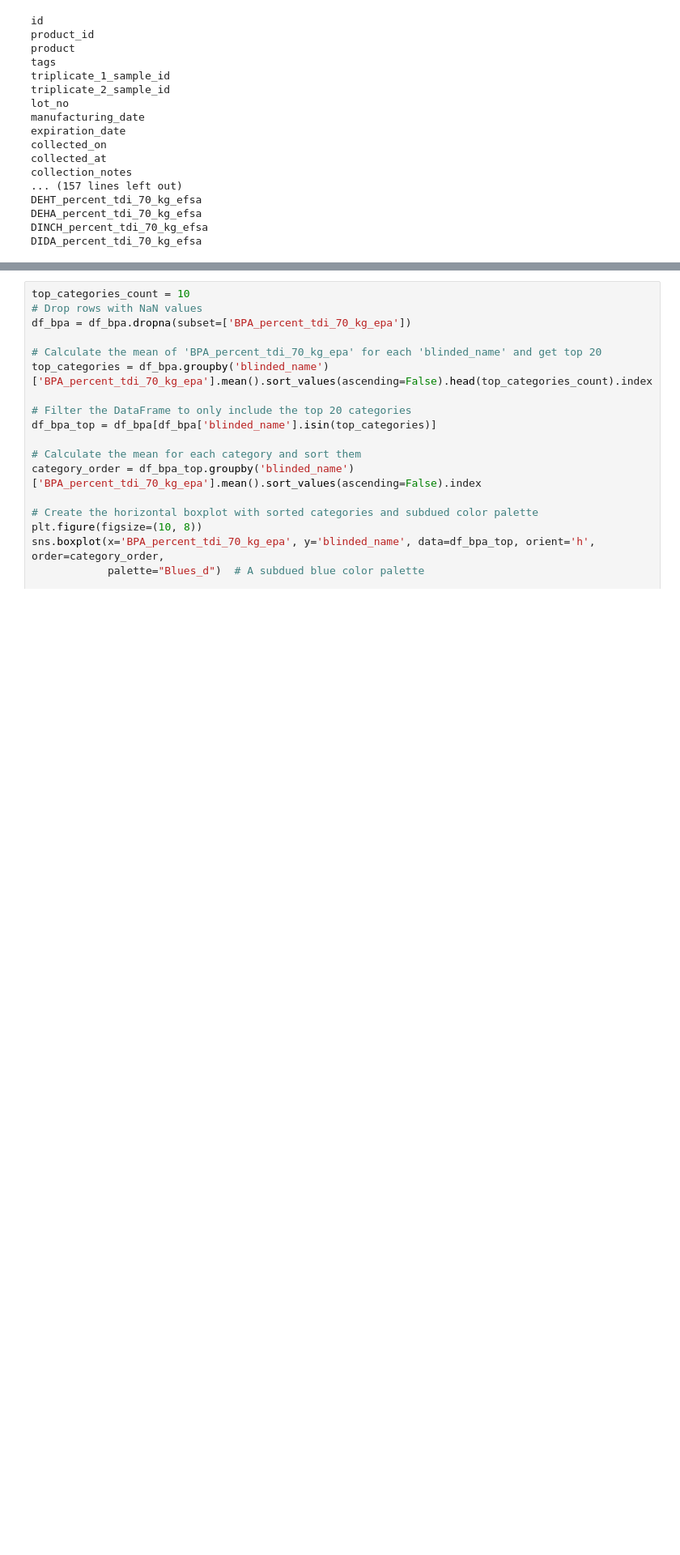
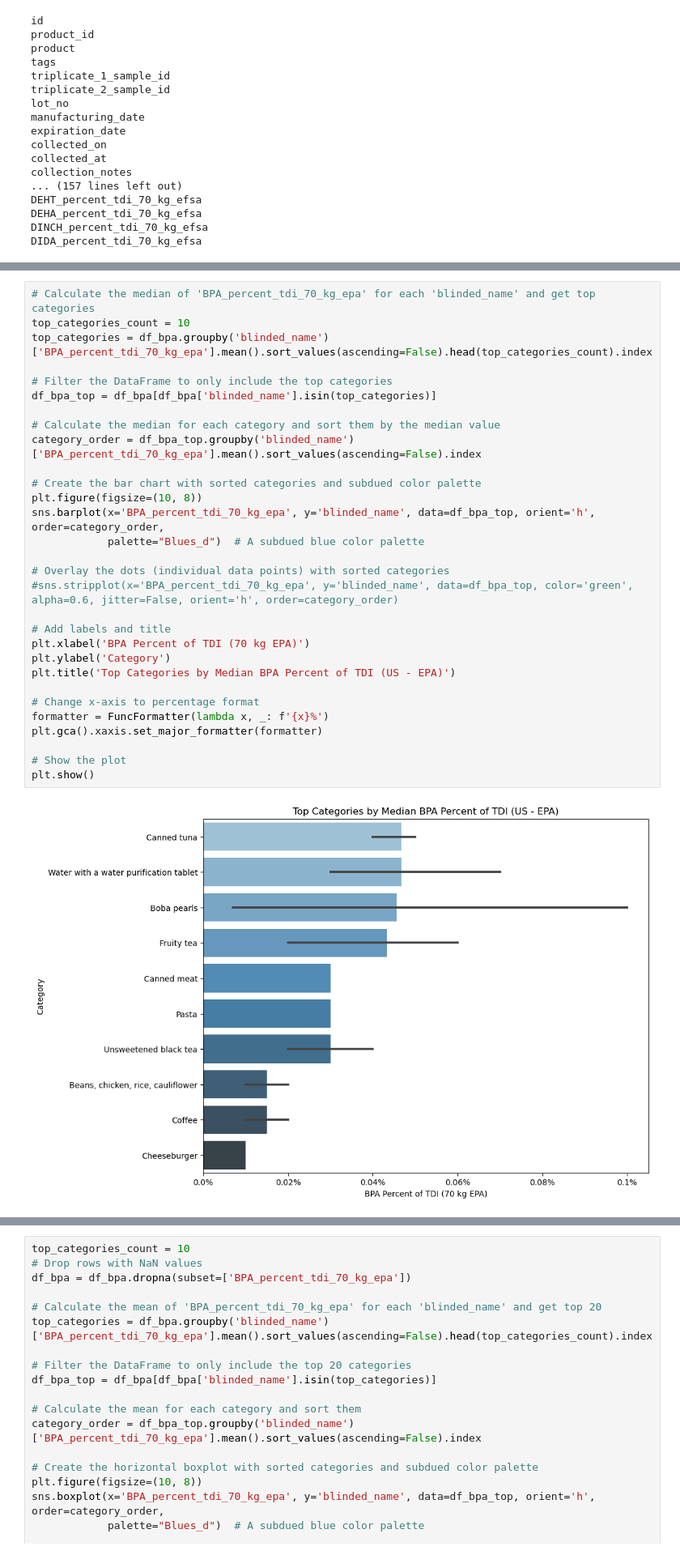
Before and after one commit to van-william/plastic-list-analysis, a Jupyter notebook: Notebooks/initial-analysis.ipynb, the cells around one changed output, grey strips where cells are left out. Shown at 81% size. Drawn from its saved outputs; the diff is of its cells as text; blank space fills up the shorter version.

```diff
--- a/Notebooks/initial-analysis.ipynb
+++ b/Notebooks/initial-analysis.ipynb
@@ -87,0 +149,32 @@ See the caveats in the documentation: https://pandas.pydata.org/pandas-docs/stab
+# %%
+# Calculate the median of 'BPA_percent_tdi_70_kg_epa' for each 'blinded_name' and get top categories
+top_categories_count = 10
+top_categories = df_bpa.groupby('blinded_name')['BPA_percent_tdi_70_kg_epa'].mean().sort_values(ascending=False).head(top_categories_count).index
+
+# Filter the DataFrame to only include the top categories
+df_bpa_top = df_bpa[df_bpa['blinded_name'].isin(top_categories)]
+
+# Calculate the median for each category and sort them by the median value
+category_order = df_bpa_top.groupby('blinded_name')['BPA_percent_tdi_70_kg_epa'].mean().sort_values(ascending=False).index
+
+# Create the bar chart with sorted categories and subdued color palette
+plt.figure(figsize=(10, 8))
+sns.barplot(x='BPA_percent_tdi_70_kg_epa', y='blinded_name', data=df_bpa_top, orient='h', order=category_order,
+            palette="Blues_d")  # A subdued blue color palette
+
+# Overlay the dots (individual data points) with sorted categories
+#sns.stripplot(x='BPA_percent_tdi_70_kg_epa', y='blinded_name', data=df_bpa_top, color='green', alpha=0.6, jitter=False, orient='h', order=category_order)
+
+# Add labels and title
+plt.xlabel('BPA Percent of TDI (70 kg EPA)')
+plt.ylabel('Category')
+plt.title('Top Categories by Median BPA Percent of TDI (US - EPA)')
+
+# Change x-axis to percentage format
+formatter = FuncFormatter(lambda x, _: f'{x}%')
+plt.gca().xaxis.set_major_formatter(formatter)
+
+# Show the plot
+plt.show()
+# %% [output]
+[figure, added]
```
Also changed, not shown: parts of 14 cells of this notebook, 3 other files.
